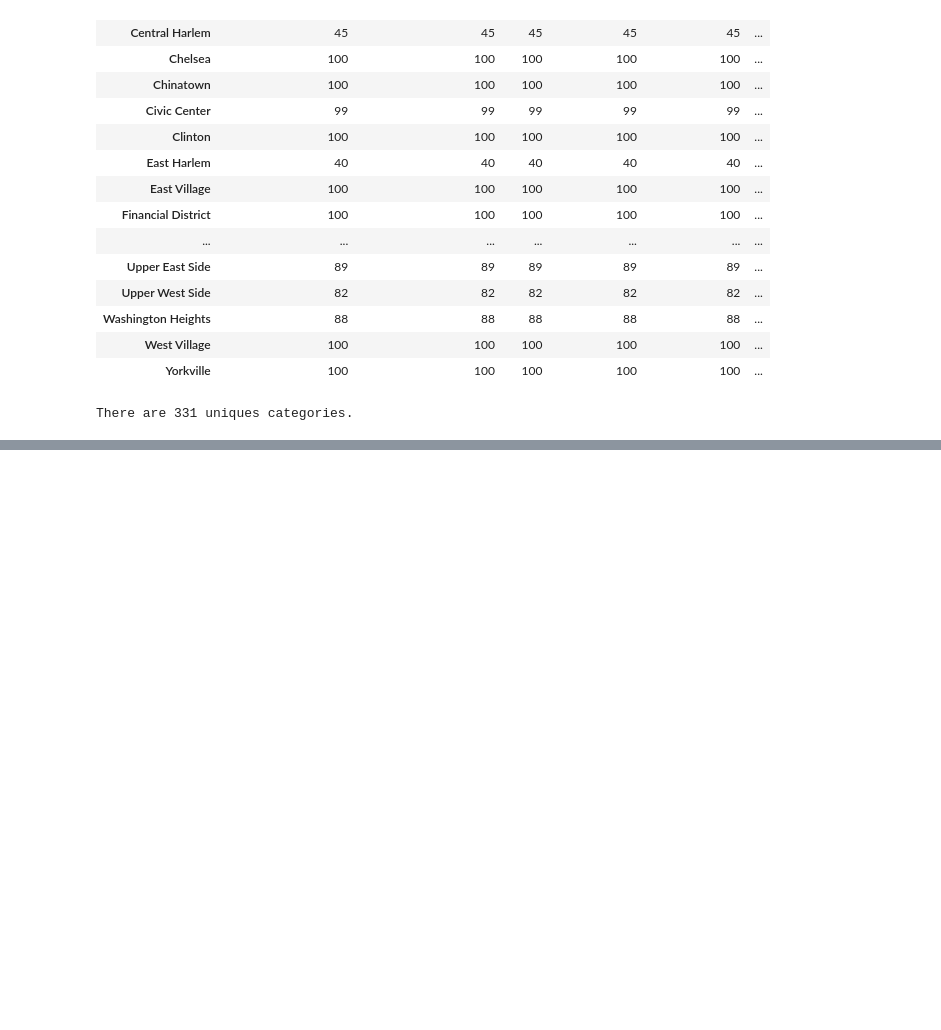
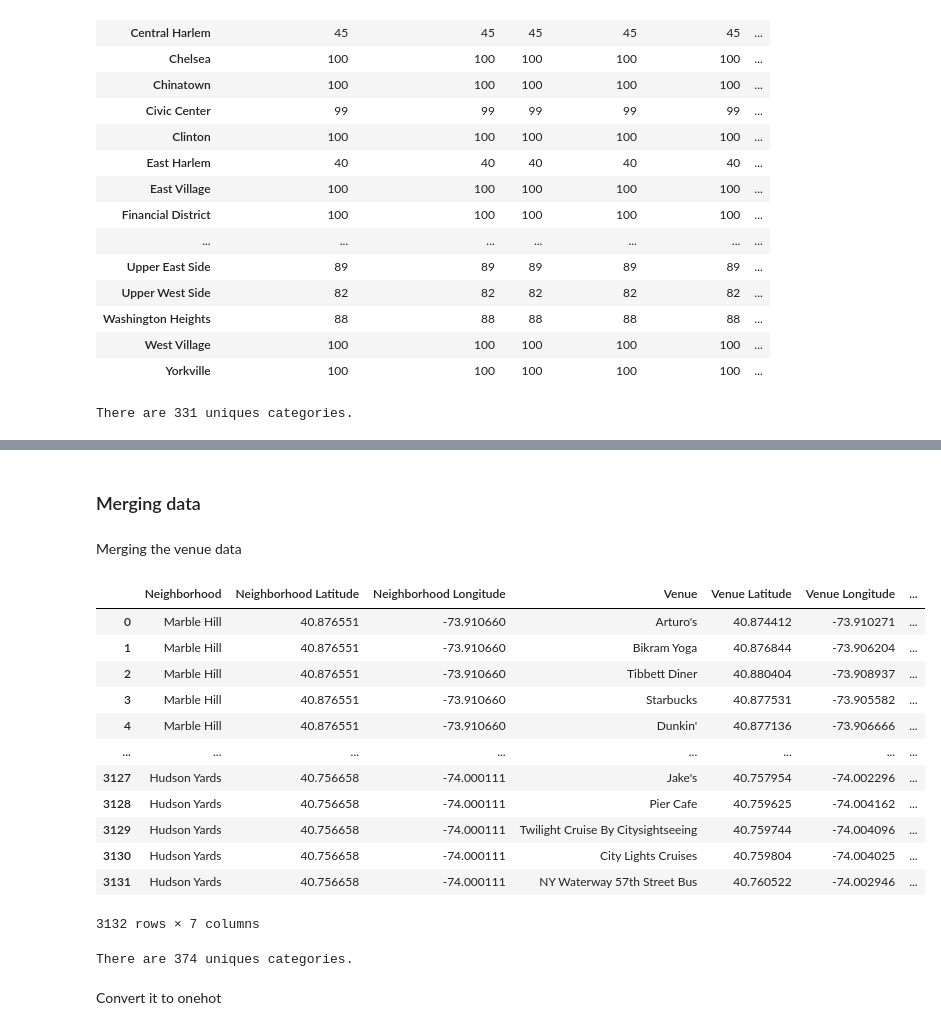
Before and after one commit to mynameiskenlee/Coursera_Capstone, a Jupyter notebook: Capstone project.ipynb, the cells around one changed output, grey strips where cells are left out. Saved outputs shown, nothing was run; the diff lists cells and outputs as text; code cells hidden in the pictures; blank space fills up the shorter version.

```diff
--- a/Capstone project.ipynb
+++ b/Capstone project.ipynb
@@ -631,0 +710,4 @@ There are 331 uniques categories.
+# %% [markdown]
+### Merging data
+# %% [markdown]
+Merging the venue data
@@ -631,0 +717,16 @@ There are 331 uniques categories.
+# %%
+nearby_venues
+# %% [output]
+|  | Neighborhood | Neighborhood Latitude | Neighborhood Longitude | Venue | Venue Latitude | Venue Longitude | ... |
+| 0 | Marble Hill | 40.876551 | -73.910660 | Arturo's | 40.874412 | -73.910271 | ... |
+| 1 | Marble Hill | 40.876551 | -73.910660 | Bikram Yoga | 40.876844 | -73.906204 | ... |
+| 2 | Marble Hill | 40.876551 | -73.910660 | Tibbett Diner | 40.880404 | -73.908937 | ... |
+| 3 | Marble Hill | 40.876551 | -73.910660 | Starbucks | 40.877531 | -73.905582 | ... |
+| 4 | Marble Hill | 40.876551 | -73.910660 | Dunkin' | 40.877136 | -73.906666 | ... |
+| ... | ... | ... | ... | ... | ... | ... | ... |
+| 3127 | Hudson Yards | 40.756658 | -74.000111 | Jake's | 40.757954 | -74.002296 | ... |
+| 3128 | Hudson Yards | 40.756658 | -74.000111 | Pier Cafe | 40.759625 | -74.004162 | ... |
+| 3129 | Hudson Yards | 40.756658 | -74.000111 | Twilight Cruise By Citysightseeing | 40.759744 | -74.004096 | ... |
+| 3130 | Hudson Yards | 40.756658 | -74.000111 | City Lights Cruises | 40.759804 | -74.004025 | ... |
+| 3131 | Hudson Yards | 40.756658 | -74.000111 | NY Waterway 57th Street Bus | 40.760522 | -74.002946 | ... |
+3132 rows × 7 columns
@@ -631,0 +735,6 @@ There are 331 uniques categories.
+# %%
+print('There are {} uniques categories.'.format(len(merged_venues['Venue Category'].unique())))
+# %% [output]
+There are 374 uniques categories.
+# %% [markdown]
+Convert it to onehot
```
Also changed, not shown: parts of 72 cells of this notebook, 3 other files.
